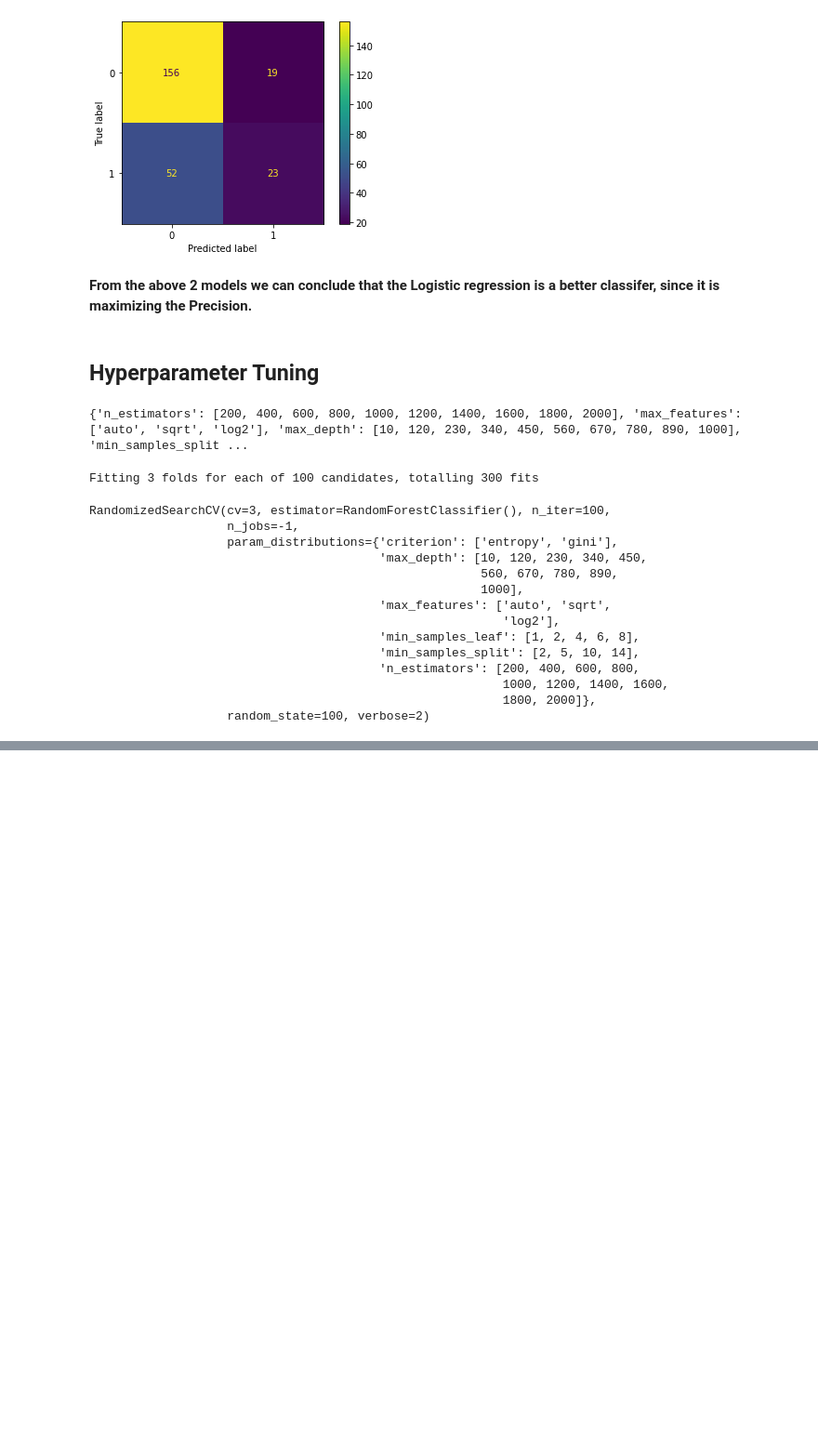
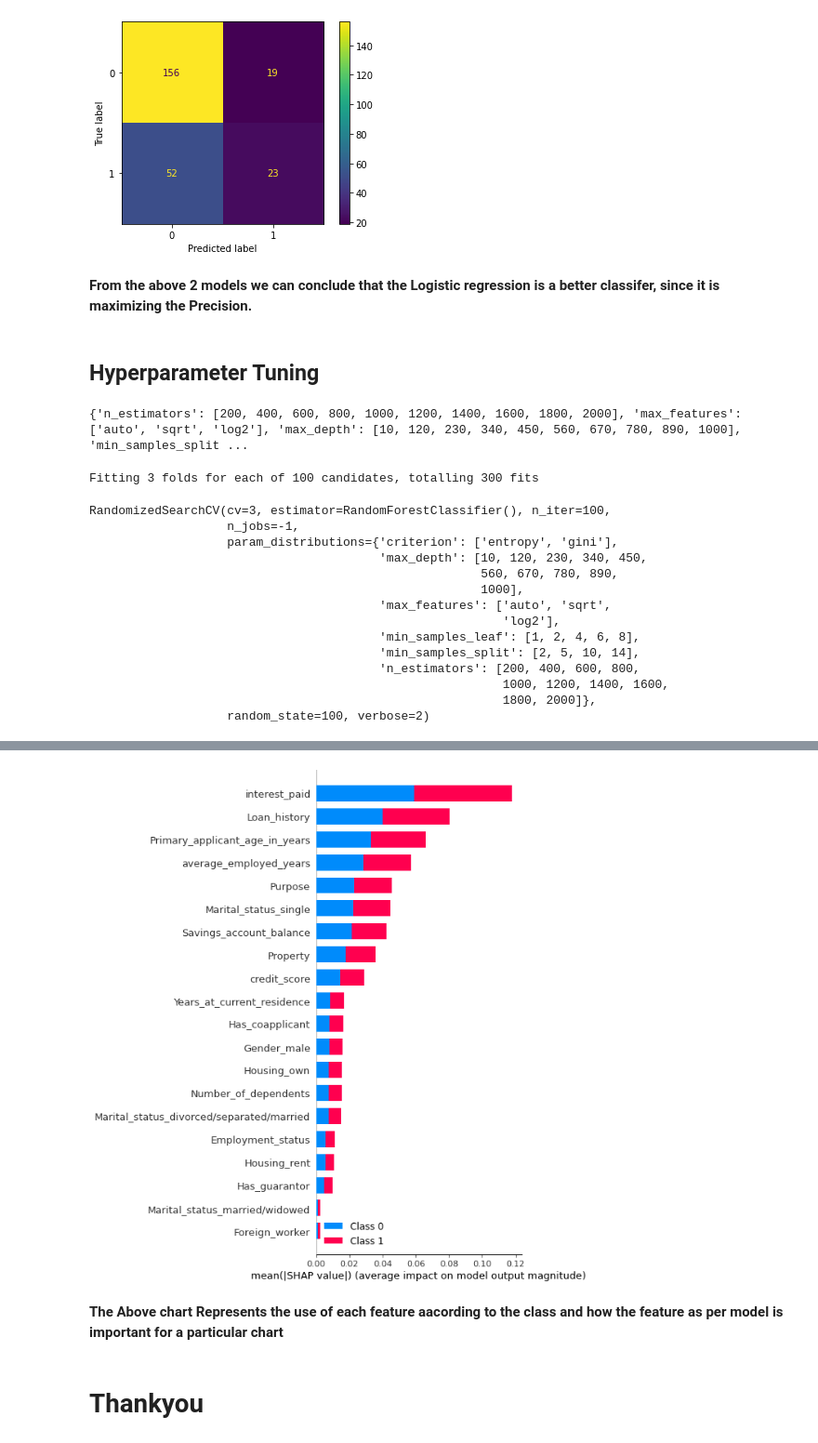
Before and after one commit to Praj-17/Loan-Creaditworthiness-classification, a Jupyter notebook: modeling.ipynb, the cells around one changed output, grey strips where cells are left out. Shown at 93% size. Drawn from its saved outputs; the diff is of its cells as text; code cells hidden in the pictures; blank space fills up the shorter version.

```diff
--- a/modeling.ipynb
+++ b/modeling.ipynb
@@ -364,0 +425,4 @@ disp.plot()
+# %%
+
+explainer = shap.TreeExplainer(model = best_random_grid, data = train_x)
+shap_values = explainer.shap_values(test_x)
@@ -364,0 +435,8 @@ disp.plot()
+# %%
+shap.summary_plot(shap_values, train_x)
+# %% [output]
+[figure, added]
+# %% [markdown]
+<b>The Above chart Represents the use of each feature aacording to the class and how the feature as per model is important for a particular chart </b>
+# %% [markdown]
+# Thankyou
```
Also changed, not shown: parts of 27 cells of this notebook, 1 other file.
